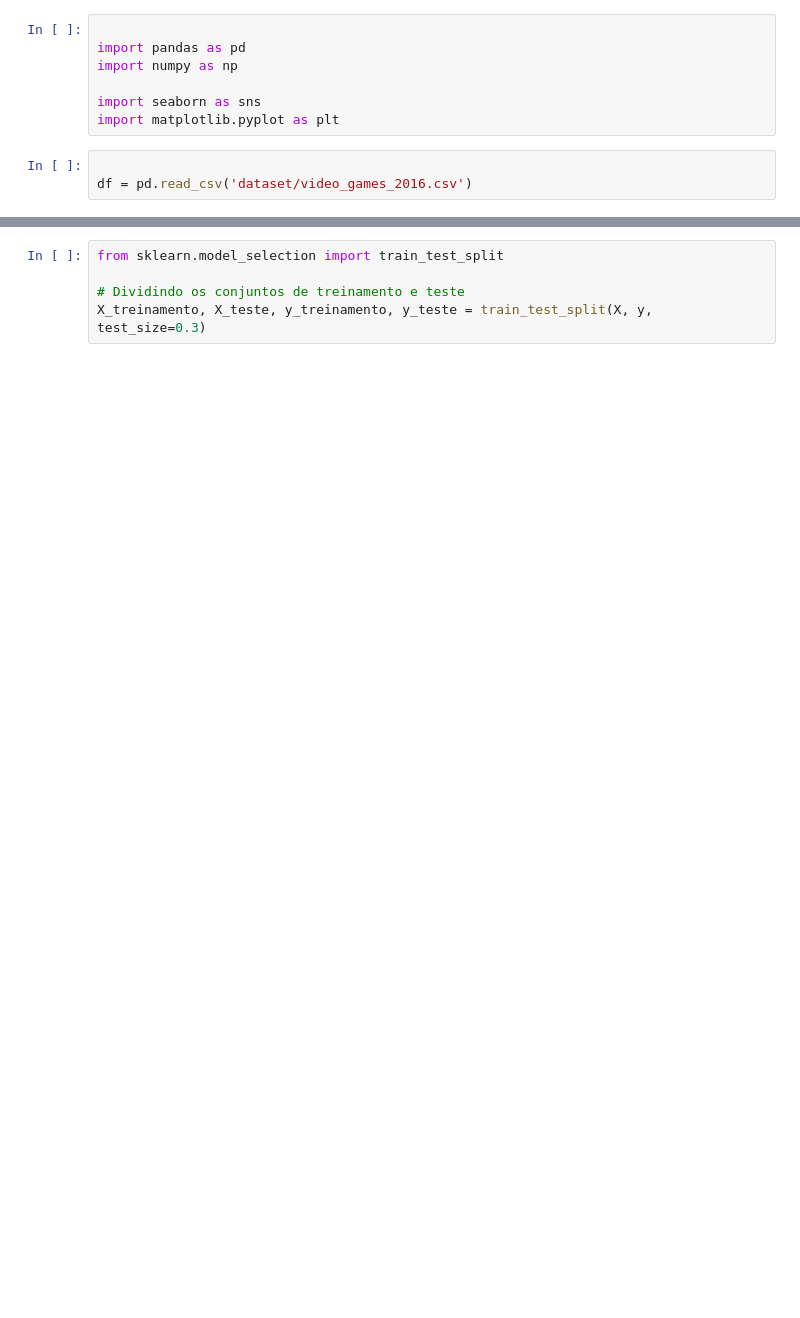
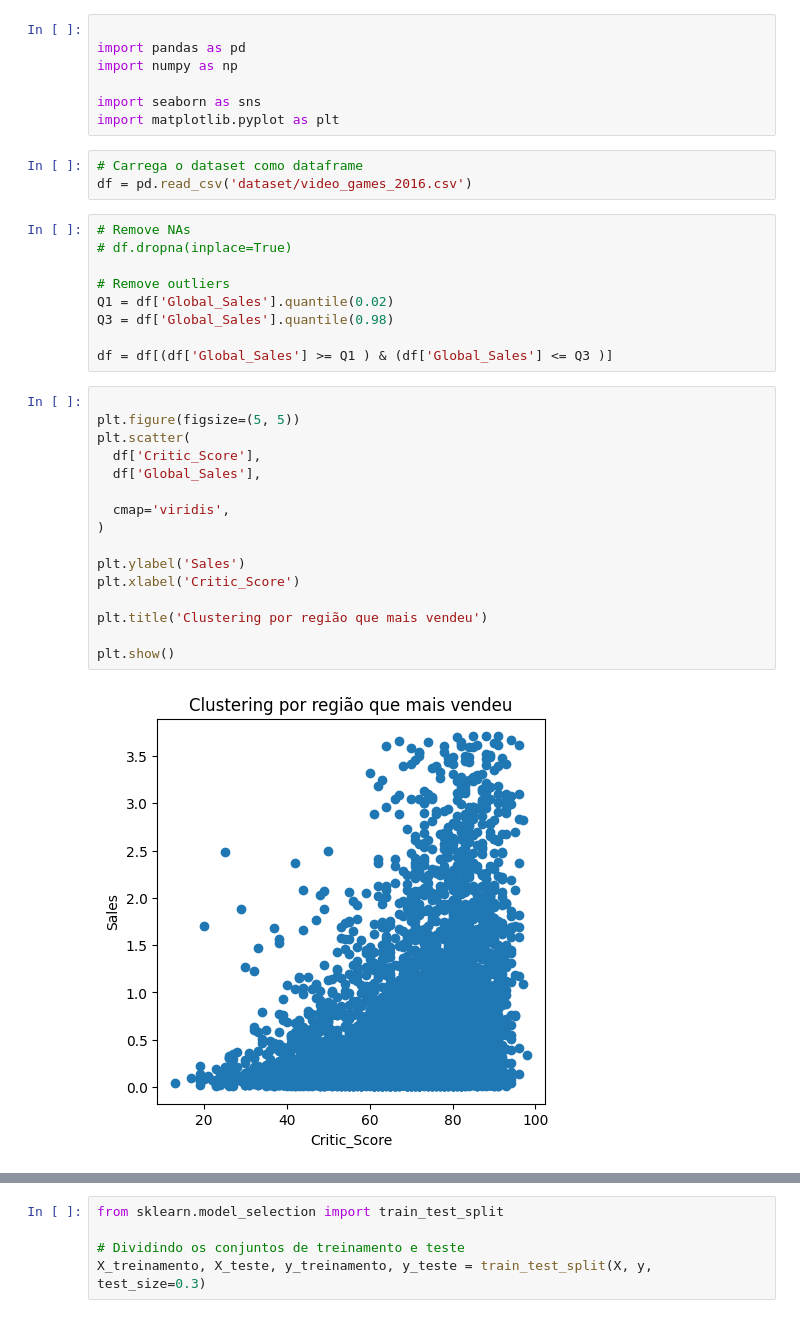
Before and after one commit to wolke412/topicos-4, a Jupyter notebook: video-game.ipynb, the cells around one changed output, grey strips where cells are left out. Drawn from its saved outputs; the diff is of its cells as text; blank space fills up the shorter version.

```diff
--- a/video-game.ipynb
+++ b/video-game.ipynb
@@ -6,5 +6,32 @@ import numpy as np
 import seaborn as sns
 import matplotlib.pyplot as plt
 # %%
-
+# Carrega o dataset como dataframe
 df = pd.read_csv('dataset/video_games_2016.csv')
+# %%
+# Remove NAs
+# df.dropna(inplace=True)
+
+# Remove outliers
+Q1 = df['Global_Sales'].quantile(0.02)
+Q3 = df['Global_Sales'].quantile(0.98)
+
+df = df[(df['Global_Sales'] >= Q1 ) & (df['Global_Sales'] <= Q3 )]
+# %%
+
+plt.figure(figsize=(5, 5))
+plt.scatter(
+  df['Critic_Score'],
+  df['Global_Sales'],
+
+  cmap='viridis',
+)
+
+plt.ylabel('Sales')
+plt.xlabel('Critic_Score')
+
+plt.title('Clustering por região que mais vendeu')
+
+plt.show()
+# %% [output]
+[figure, added]
```
Also changed, not shown: parts of 12 cells of this notebook.
